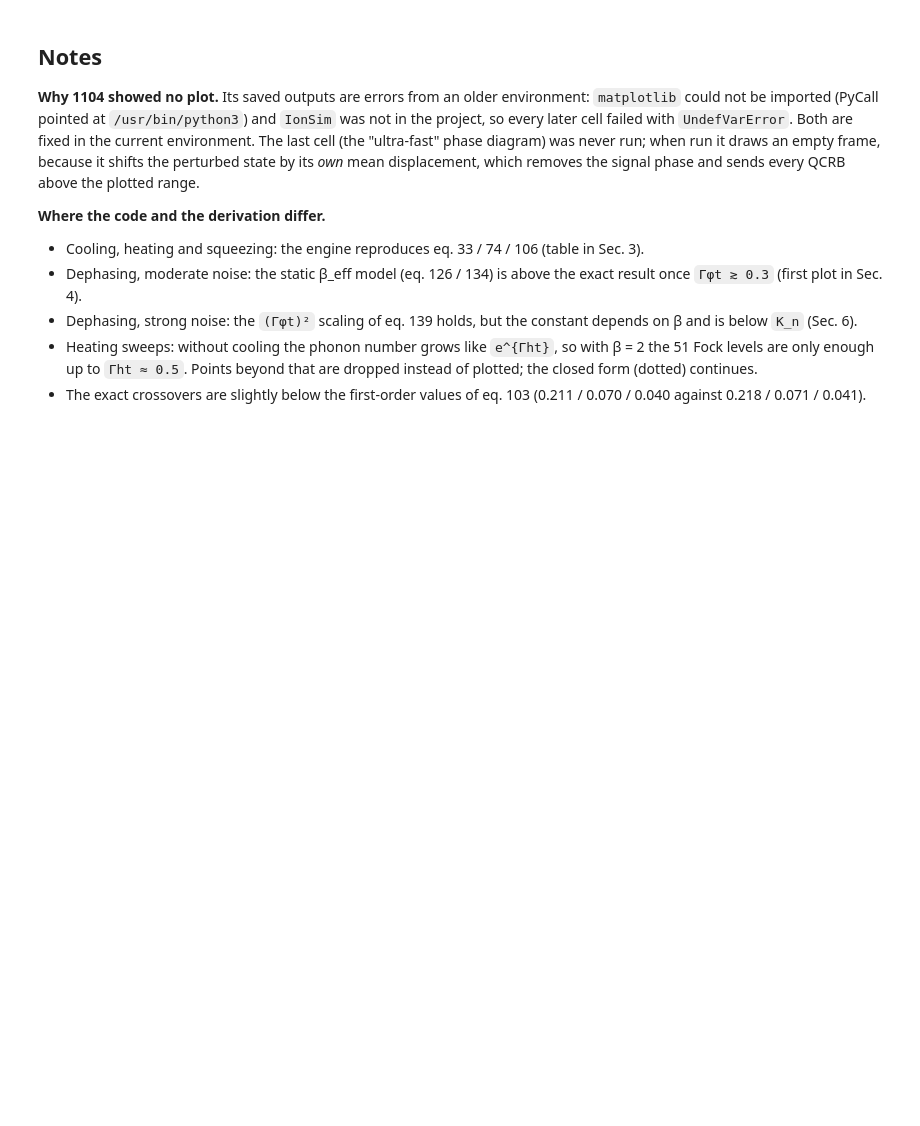
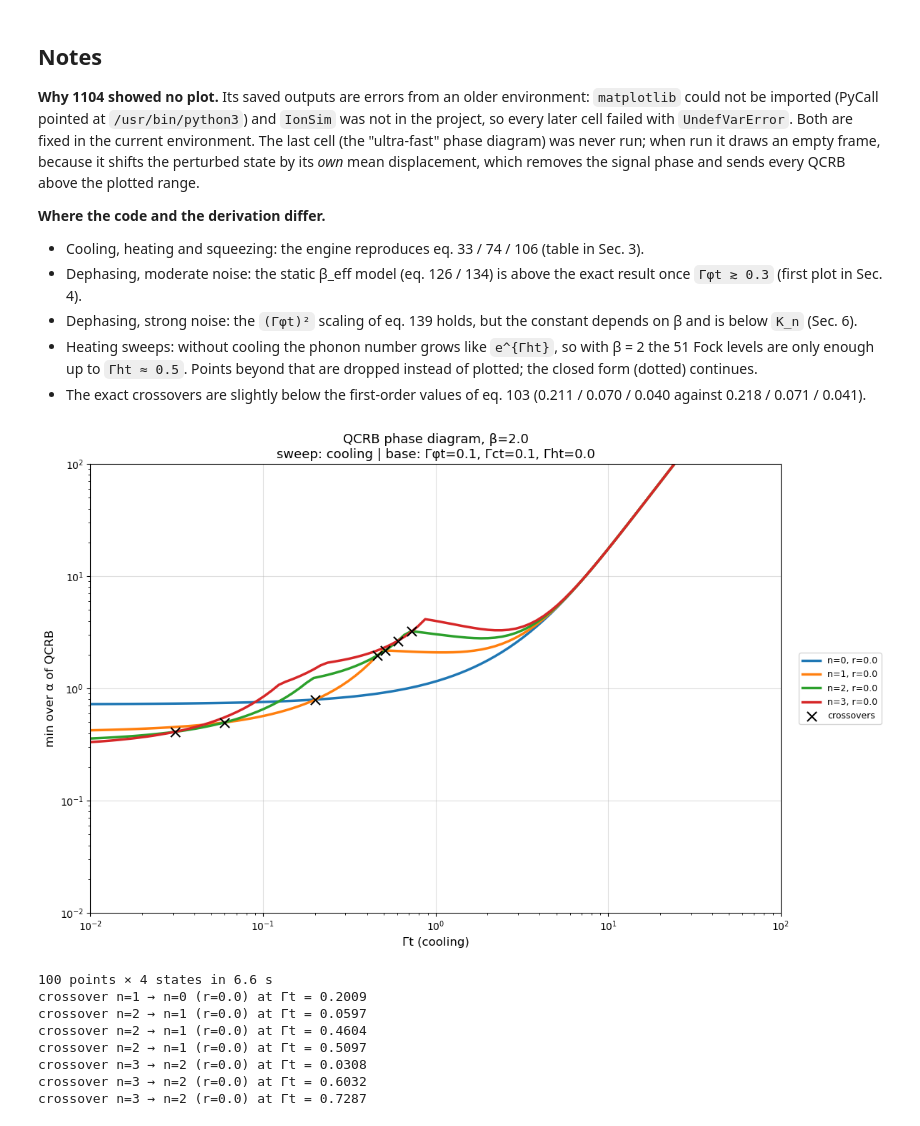
Before and after one commit to park2003/TestSQRLab, a Jupyter notebook: 1113_unified_qcrb.ipynb, the cells around one changed output. Saved outputs shown, nothing was run; the diff lists cells and outputs as text; code cells hidden in the pictures; blank space fills up the shorter version.

Commit message:
heatmap approach

```diff
--- a/1113_unified_qcrb.ipynb
+++ b/1113_unified_qcrb.ipynb
@@ -519,3 +521,15 @@ engine  β = 2.0, Γφt =   1000:      0.0063  0.0014  0.0007  0.0005
 - Dephasing, strong noise: the `(Γφt)²` scaling of eq. 139 holds, but the constant depends on β and is below `K_n` (Sec. 6).
 - Heating sweeps: without cooling the phonon number grows like `e^{Γht}`, so with β = 2 the 51 Fock levels are only enough up to `Γht ≈ 0.5`. Points beyond that are dropped instead of plotted; the closed form (dotted) continues.
 - The exact crossovers are slightly below the first-order values of eq. 103 (0.211 / 0.070 / 0.040 against 0.218 / 0.071 / 0.041).
+# %%
+res_cool = plot_phase_diagram(sweep=:cooling, base=(dephasing=0.1, cooling=0.1, heating=0.0));
+# %% [output]
+[figure, added]
+100 points × 4 states in 6.6 s
+crossover n=1 → n=0 (r=0.0) at Γt = 0.2009
+crossover n=2 → n=1 (r=0.0) at Γt = 0.0597
+crossover n=2 → n=1 (r=0.0) at Γt = 0.4604
+crossover n=2 → n=1 (r=0.0) at Γt = 0.5097
+crossover n=3 → n=2 (r=0.0) at Γt = 0.0308
+crossover n=3 → n=2 (r=0.0) at Γt = 0.6032
+crossover n=3 → n=2 (r=0.0) at Γt = 0.7287
```
Also changed, not shown: parts of 15 cells of this notebook.
